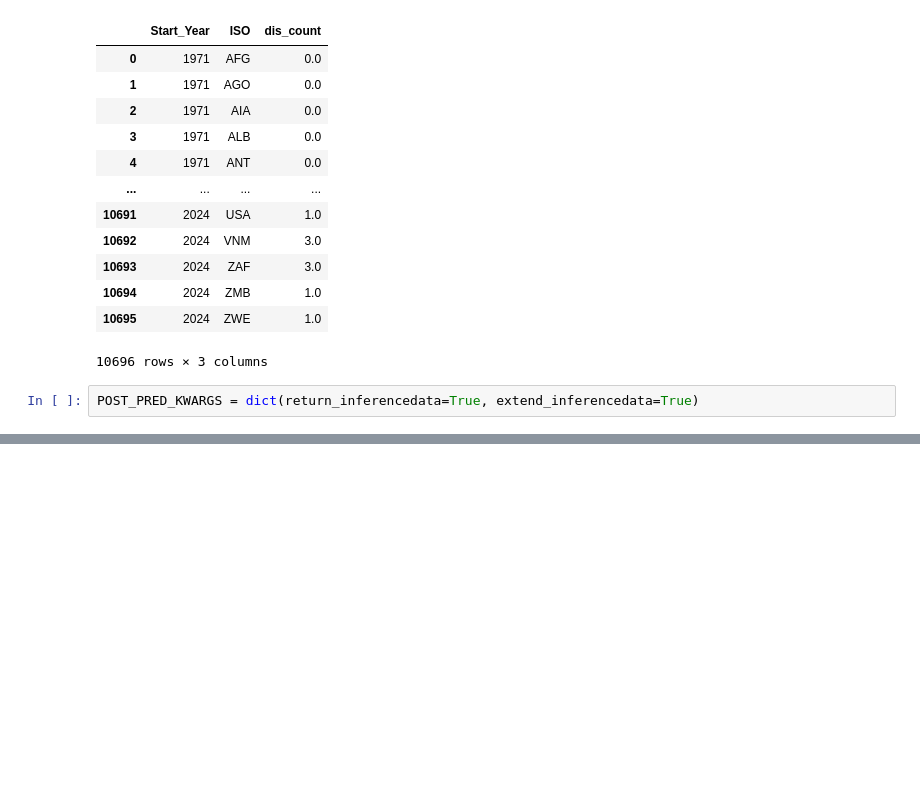
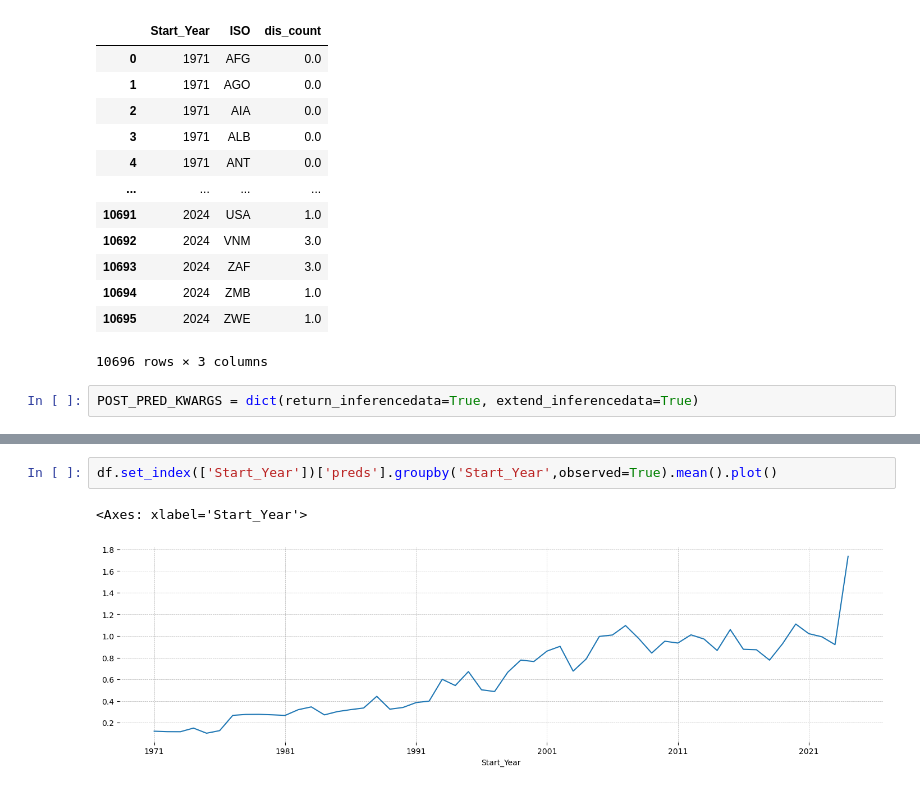
Before and after one commit to jessegrabowski/laos-climate-change, a Jupyter notebook: notebooks/42 Disaster Prob.ipynb, the cells around one changed output, grey strips where cells are left out. Saved outputs shown, nothing was run; the diff lists cells and outputs as text; blank space fills up the shorter version.

```diff
--- a/notebooks/42 Disaster Prob.ipynb
+++ b/notebooks/42 Disaster Prob.ipynb
@@ -227,0 +230,5 @@ Coordinates:
+# %%
+df.set_index(['Start_Year'])['preds'].groupby('Start_Year',observed=True).mean().plot()
+# %% [output]
+<Axes: xlabel='Start_Year'>
+[figure, added]
```
Also changed, not shown: parts of 10 cells of this notebook.
